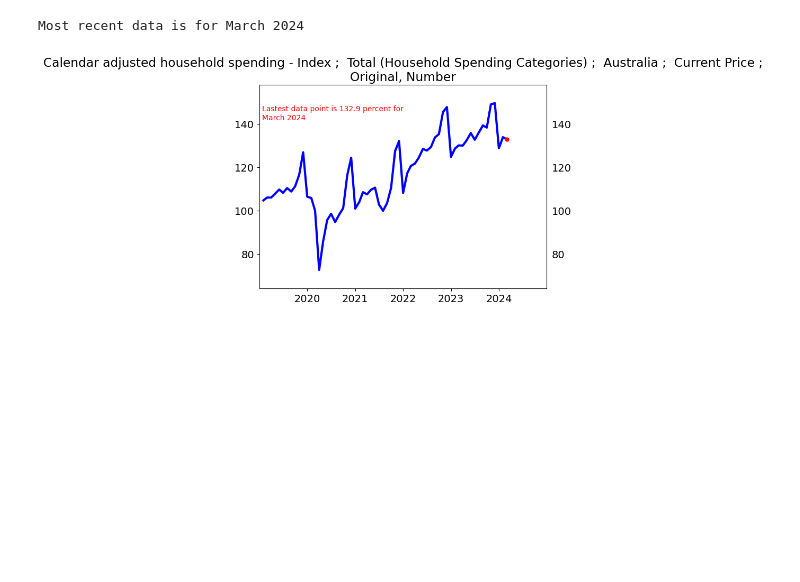
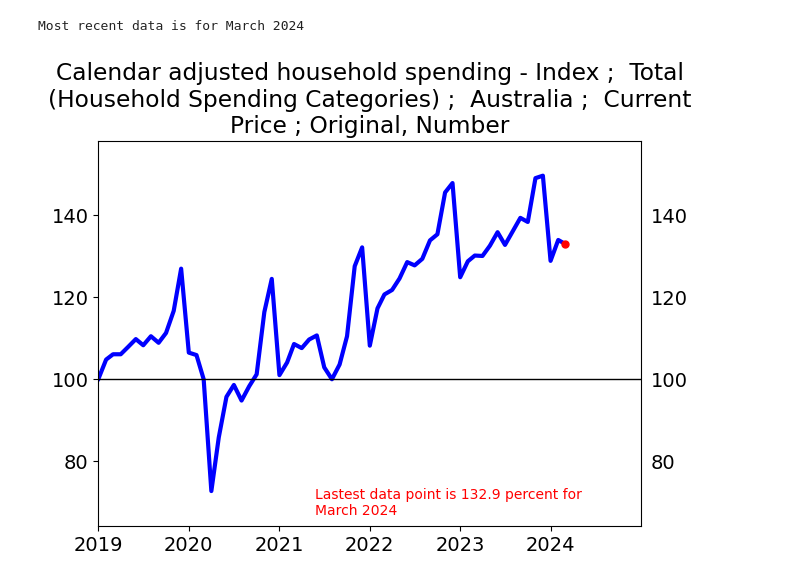
Before and after one commit to dandrew68/rateWebsiteTwo, a Jupyter notebook: HouseholdSpendingIndicator.ipynb, the cells around one changed output. Saved outputs shown, nothing was run; the diff lists cells and outputs as text; code cells hidden in the pictures; blank space fills up the shorter version.

Commit message:
Added zero lines in HSI Notebook

```diff
--- a/HouseholdSpendingIndicator.ipynb
+++ b/HouseholdSpendingIndicator.ipynb
@@ -100,7 +101,7 @@ print("Most recent data is for "+ calendar.month_name[last_data.month]
 # %% [output]
 Most recent data is for March 2024
 # %%
-def graph_series_abs(seriesCode, data, startDate, endDate, lastPointOption, metaData):
+def graph_series_abs(seriesCode, data, startDate, endDate, lastPointOption, metaData, horizLineValue=0):
 
     metaData = metaDataDict[seriesCode]
 
@@ -116,7 +117,7 @@ def graph_series_abs(seriesCode, data, startDate, endDate, lastPointOption, meta
 
 
     #Filter to the desired date range
-    mask = (data.loc[:,'Date'] > startDate) & (data.loc[:,'Date'] < endDate)
+    mask = (data.loc[:,'Date'] >= startDate) & (data.loc[:,'Date'] <= endDate)
     dataToGraph = values.loc[mask]
     datesToGraph = dates.loc[mask]
 
@@ -154,7 +155,8 @@ def graph_series_abs(seriesCode, data, startDate, endDate, lastPointOption, meta
     # Make the figure
     ax.plot(datesToGraph, dataToGraph, 'b', linewidth= '3')
 
-    ax.axhline(y=0.0, color='black', linestyle='-', linewidth= '1')
+
+    ax.axhline(y=horizLineValue, color='black', linestyle='-', linewidth= '1')
 
     # Get the last data point for highlighting
     lastData = dataToGraph.values[-1]
@@ -166,7 +168,7 @@ def graph_series_abs(seriesCode, data, startDate, endDate, lastPointOption, meta
     # All graphs named by series plus per cent in subtitle (could be better)
     units = metaData.get('unit')
     seriesType = metaData.get('seriesType')
-    ax.set_title(seriesName + "\n" + seriesType + ", " + units)
+    ax.set_title("\n".join(wrap(seriesName + "\n" + seriesType + ", " + units , 60)))
 
     # X-axis labels are whole years only
     ax.set_xticklabels(yearsOnly)
@@ -215,7 +217,7 @@ def graph_series_abs(seriesCode, data, startDate, endDate, lastPointOption, meta
         textstr = "Lastest data point is " + str(round(lastData,2)) \
         + unitForText + " for \n" + calendar.month_name[lastDate.month] + " " + str(lastDate.year)
         props = dict(boxstyle='round', facecolor='none', alpha=0.5, edgecolor='none')
-        ax.text(.01,.90, textstr, transform=ax.transAxes, fontsize=10,
+        ax.text(.4,.10, textstr, transform=ax.transAxes, fontsize=10,
             verticalalignment='top', horizontalalignment='left', bbox=props, color = 'red')
 
     filename = seriesName + str(startDate) + str(endDate) + ".jpg"
@@ -224,11 +226,11 @@ def graph_series_abs(seriesCode, data, startDate, endDate, lastPointOption, meta
 # %%
 startDateExample = datetime(2019, 1, 1)
 endDateExample = datetime(2024, 12, 31)
 seriesToGraph = 'A129534675T'
 
-graph_series_abs(seriesToGraph, dataSetLF, startDateExample, endDateExample,1, metaDataDict)
+graph_series_abs(seriesToGraph, dataSetLF, startDateExample, endDateExample,1, metaDataDict,100)
 # %% [output]
-[figure, old version]
+[figure, new version]
 # %%
 startDateExample = datetime(2020, 1, 1)
 endDateExample = datetime(2024, 12, 31)
```
Also changed, not shown: parts of 7 cells of this notebook, 1 other file.
